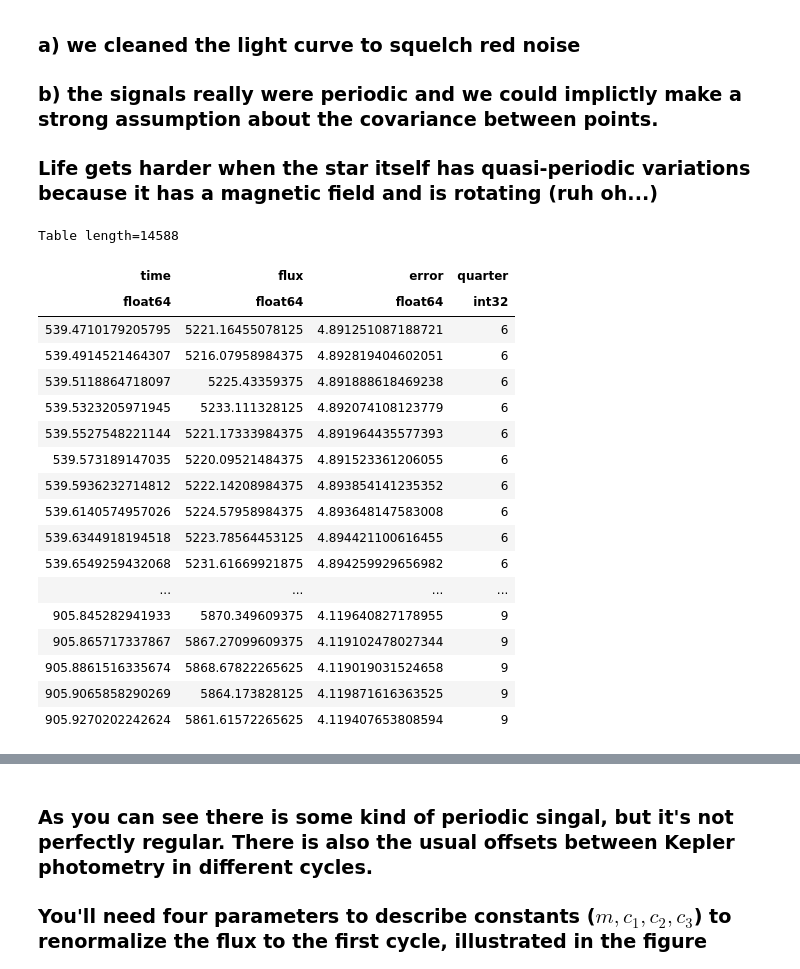
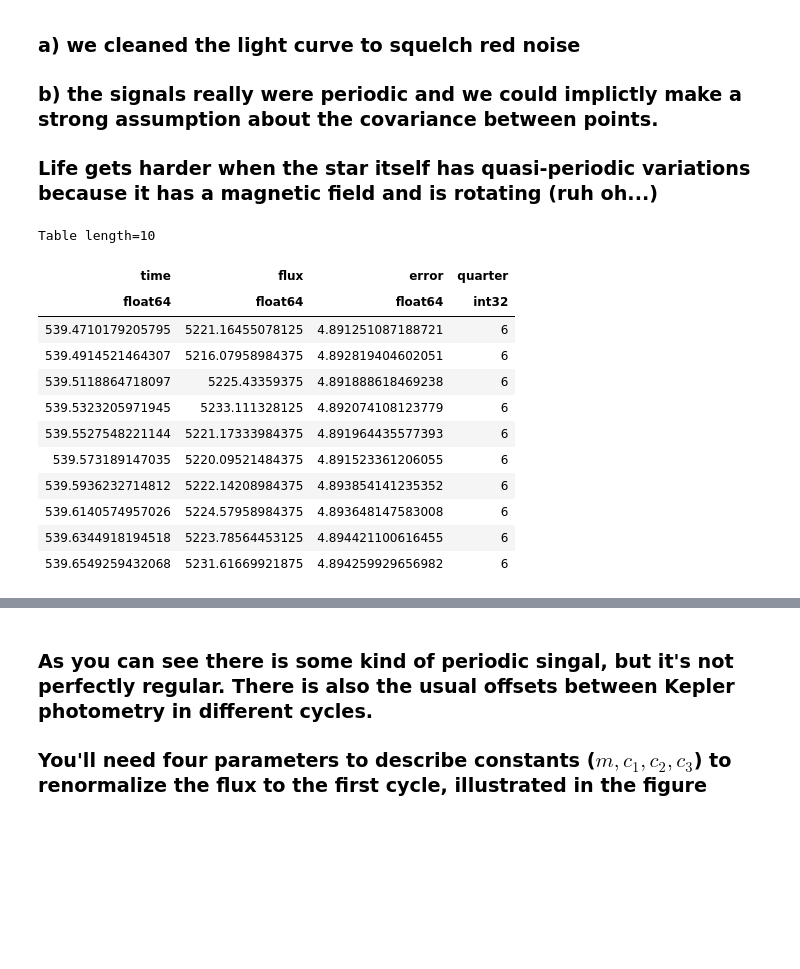
Before and after one commit to gnarayan/ast596_2023_Spring, a Jupyter notebook: homework/HaillePerkins/06/HW06+7.ipynb, the cells around one changed output, grey strips where cells are left out. Cells and saved outputs as stored; diff of their text form; code cells hidden in the pictures; blank space fills up the shorter version.

```diff
--- a/homework/HaillePerkins/06/HW06+7.ipynb
+++ b/homework/HaillePerkins/06/HW06+7.ipynb
@@ -23,27 +23,21 @@ import sklearn.ensemble
 # %%
 tab = Table.read('KIC2157356.txt',format='ascii')
 tab['quarter'] = tab['quarter'].astype('int')
-tab
+tab[:10]
 # %% [output]
-Table length=14588
+Table length=10
 | time | flux | error | quarter |
 | float64 | float64 | float64 | int32 |
 | 539.4710179205795 | 5221.16455078125 | 4.891251087188721 | 6 |
 | 539.4914521464307 | 5216.07958984375 | 4.892819404602051 | 6 |
 | 539.5118864718097 | 5225.43359375 | 4.891888618469238 | 6 |
 | 539.5323205971945 | 5233.111328125 | 4.892074108123779 | 6 |
 | 539.5527548221144 | 5221.17333984375 | 4.891964435577393 | 6 |
 | 539.573189147035 | 5220.09521484375 | 4.891523361206055 | 6 |
 | 539.5936232714812 | 5222.14208984375 | 4.893854141235352 | 6 |
 | 539.6140574957026 | 5224.57958984375 | 4.893648147583008 | 6 |
 | 539.6344918194518 | 5223.78564453125 | 4.894421100616455 | 6 |
 | 539.6549259432068 | 5231.61669921875 | 4.894259929656982 | 6 |
-| ... | ... | ... | ... |
-| 905.845282941933 | 5870.349609375 | 4.119640827178955 | 9 |
-| 905.865717337867 | 5867.27099609375 | 4.119102478027344 | 9 |
-| 905.8861516335674 | 5868.67822265625 | 4.119019031524658 | 9 |
-| 905.9065858290269 | 5864.173828125 | 4.119871616363525 | 9 |
-| 905.9270202242624 | 5861.61572265625 | 4.119407653808594 | 9 |
 # %%
 qs = sorted(np.unique(tab['quarter']))
 plt.figure()
```
Also changed, not shown: parts of 15 cells of this notebook.
